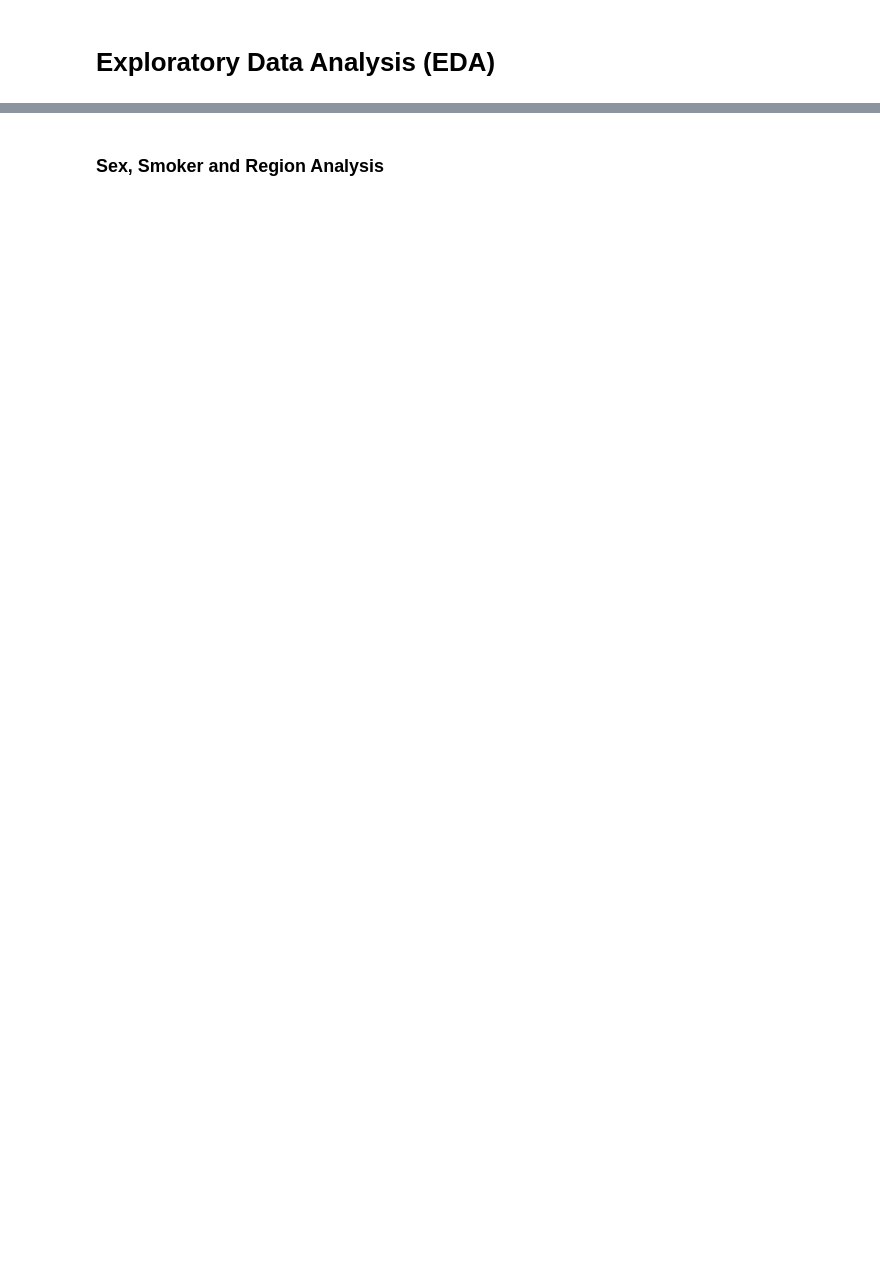
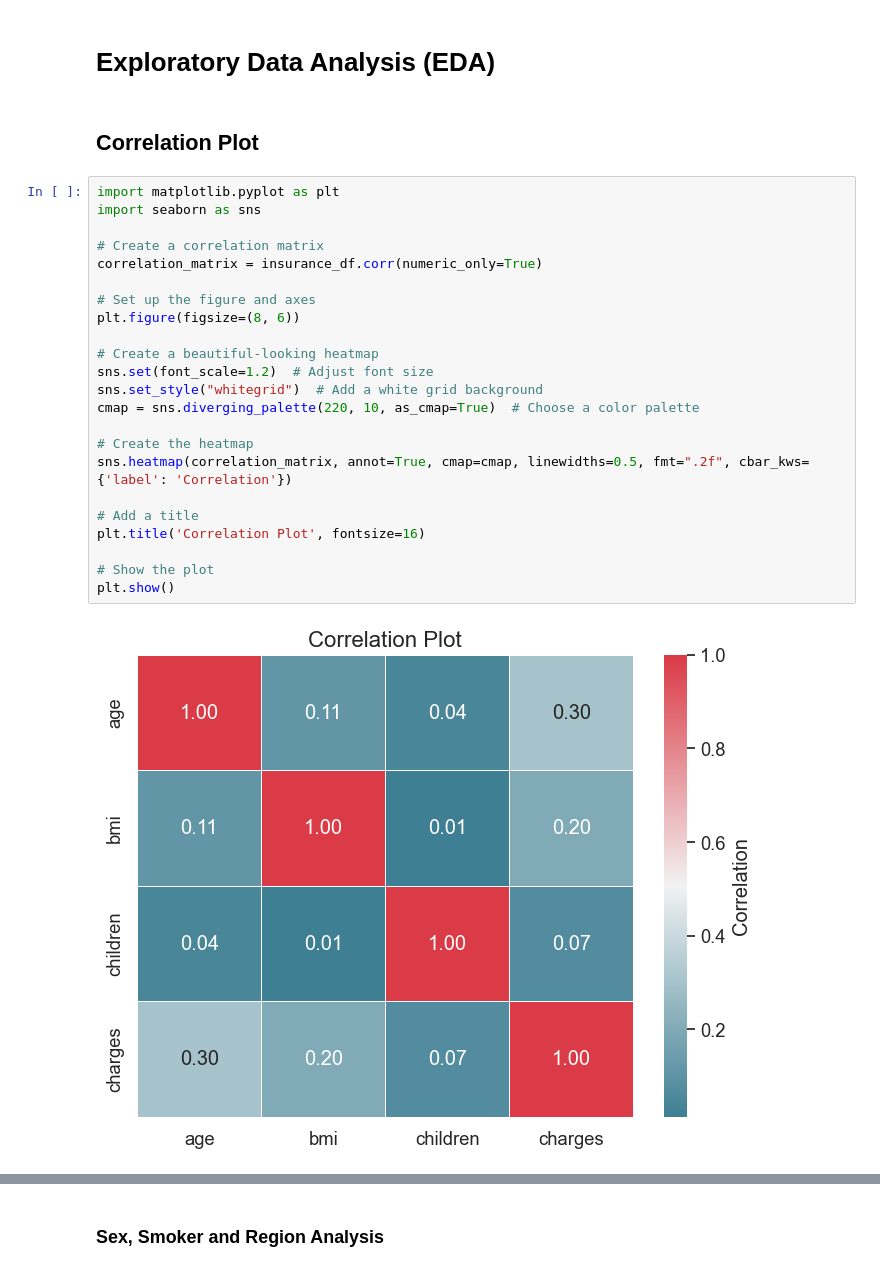
Before and after one commit to mlbuddy1987/Machine-Learning, a Jupyter notebook: Insurence Price Prediction/Medical Cost Prediction - Regression.ipynb, the cells around one changed output, grey strips where cells are left out. Drawn from its saved outputs; the diff is of its cells as text; blank space fills up the shorter version.

```diff
--- a/Insurence Price Prediction/Medical Cost Prediction - Regression.ipynb
+++ b/Insurence Price Prediction/Medical Cost Prediction - Regression.ipynb
@@ -74,3 +94,30 @@ memory usage: 73.3+ KB
 # %% [markdown]
 # Exploratory Data Analysis (EDA)
+# %% [markdown]
+## Correlation Plot
+# %%
+import matplotlib.pyplot as plt
+import seaborn as sns
+
+# Create a correlation matrix
+correlation_matrix = insurance_df.corr(numeric_only=True)
+
+# Set up the figure and axes
+plt.figure(figsize=(8, 6))
+
+# Create a beautiful-looking heatmap
+sns.set(font_scale=1.2)  # Adjust font size
+sns.set_style("whitegrid")  # Add a white grid background
+cmap = sns.diverging_palette(220, 10, as_cmap=True)  # Choose a color palette
+
+# Create the heatmap
+sns.heatmap(correlation_matrix, annot=True, cmap=cmap, linewidths=0.5, fmt=".2f", cbar_kws={'label': 'Correlation'})
+
+# Add a title
+plt.title('Correlation Plot', fontsize=16)
+
+# Show the plot
+plt.show()
+# %% [output]
+[figure, added]
 # %% [markdown]
```
Also changed, not shown: parts of 10 cells of this notebook.
